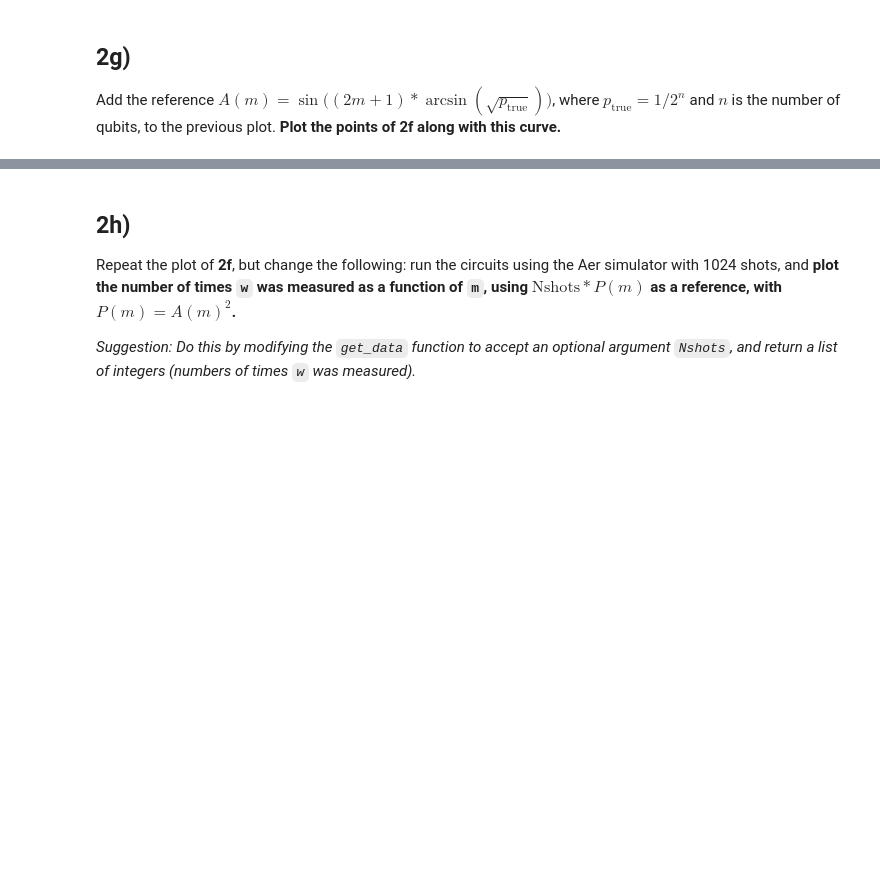
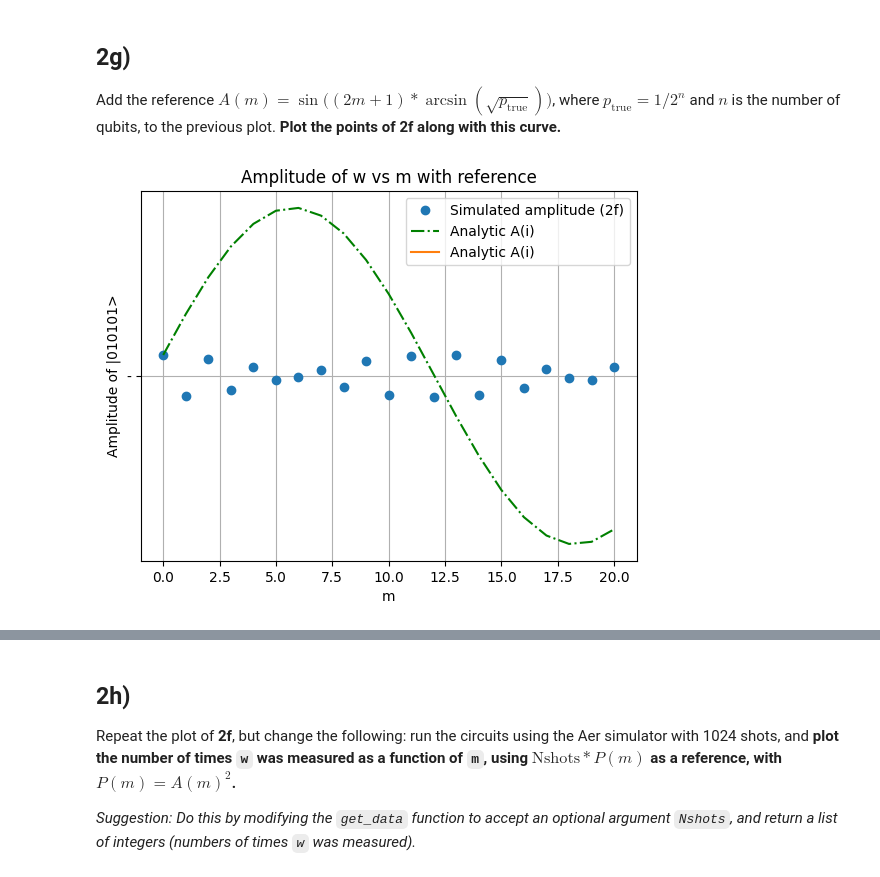
Before and after one commit to RhettHenderson/VTQ-Hackathon-2025, a Jupyter notebook: VTQ_Hackathon_prompt.ipynb, the cells around one changed output, grey strips where cells are left out. Drawn from its saved outputs; the diff is of its cells as text; code cells hidden in the pictures; blank space fills up the shorter version.

```diff
--- a/VTQ_Hackathon_prompt.ipynb
+++ b/VTQ_Hackathon_prompt.ipynb
@@ -604,3 +656,27 @@ Create a 3 qubit circuit and apply the Hadamard transform as shown below. Run th
 ## **2b)**
 
 Consider a single qubit. We want a circuit that reflects the |0> state (adding a minus sign, $-$|0>) and leaves |1> unchanged. Create this circuit using any sequence of Pauli gates (X, Y, Z). Test your solution by applying it after the Hadamard transform and seeing the statevector coefficients. **Draw the circuit.**
+# %%
+from qiskit import QuantumCircuit
+from qiskit.quantum_info import Statevector
+
+# Pauli Gate reflection circuit
+reflect_zero = QuantumCircuit(1)
+reflect_zero.x(0)
+reflect_zero.z(0)
+reflect_zero.x(0)
+
+print("2b) Reflection circuit:")
+print(reflect_zero.draw())
+
+# Testing done using Hadamard first and then reflection)
+test_circ = QuantumCircuit(1)
+test_circ.h(0)                     #second circuit
+test_circ.compose(reflect_zero, inplace=True)
+
+state = Statevector.from_instruction(test_circ)
+
+print("\nStatevector after H and then reflection:")
+for i, amp in enumerate(state):
+    basis = f"{i:01b}"          #this is for 0 or 1
+    print(f"|{basis}> : {amp}")
@@ -628,3 +973,25 @@ _Suggestion: Do this using an auxiliary function `get_data(A, oracle, ms)` that
 ## **2g)**
 
 Add the reference $A(m) = \sin\big((2m+1)*\arcsin(\sqrt{p_\text{true}})\big)$, where $p_\text{true}=1/2^n$ and $n$ is the number of qubits, to the previous plot. **Plot the points of 2f along with this curve.**
+# %%
+import numpy as np
+import matplotlib.pyplot as plt
+
+# Probability p_true
+p_true = 1 / (2 ** n)
+theta = np.arcsin(np.sqrt(p_true))
+
+# Analytic amplitude next
+analytic_amps = [np.sin((2 * i + 1) * theta) for i in ms]
+
+plt.figure()
+plt.plot(ms, amps_real, 'o', label='Simulated amplitude (2f)')
+plt.plot(ms, analytic_amps, 'g-.','-', label='Analytic A(i)') #Tried Green line again instead of default orange bold
+plt.xlabel("m")
+plt.ylabel(f"Amplitude of |{alternating_bitstring(n)}>")
+plt.title("Amplitude of w vs m with reference")
+plt.grid(True)
+plt.legend()
+plt.show()
+# %% [output]
+[figure, added]
```
Also changed, not shown: parts of 33 cells of this notebook.
